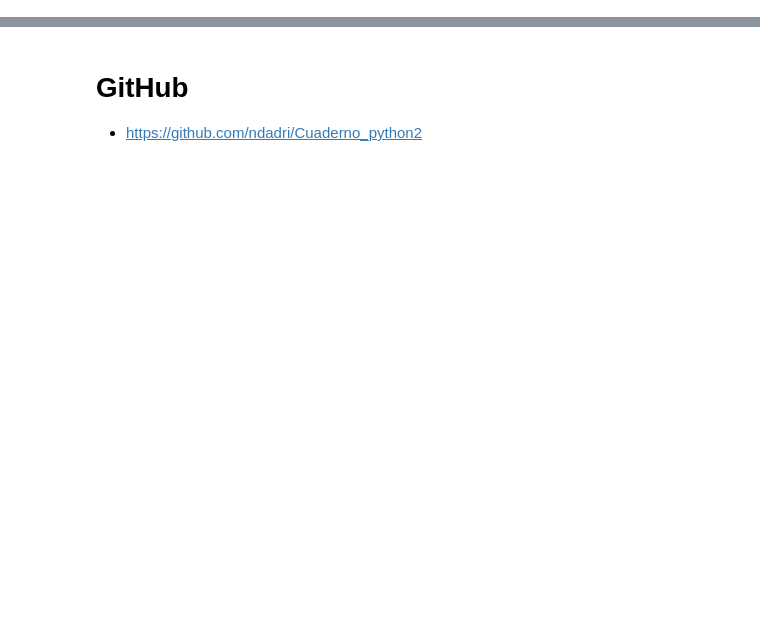
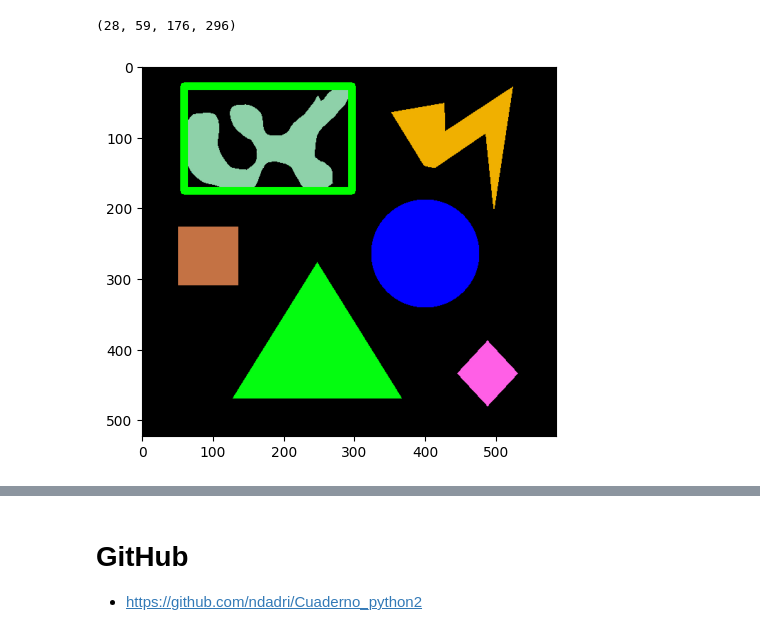
Before and after one commit to ndadri/Cuaderno_python2, a Jupyter notebook: descriptoresDeForma.ipynb, the cells around one changed output, grey strips where cells are left out. Cells and saved outputs as stored; diff of their text form; code cells hidden in the pictures; blank space fills up the shorter version.

```diff
--- a/descriptoresDeForma.ipynb
+++ b/descriptoresDeForma.ipynb
@@ -196,0 +49,17 @@ plt.show()
+# %%
+from skimage.measure import regionprops
+# https://scikit-image.org/docs/dev/api/skimage.measure.html#skimage.measure.regionprops
+
+# Después, podemos extraer la bounding box de dicho objeto
+prop = regionprops(objeto)
+bbox = prop[0].bbox
+print(bbox)
+start_point = (bbox[1], bbox[0])
+end_point = (bbox[3], bbox[2])
+window = cv2.rectangle(img.copy(), start_point, end_point, (0, 255, 0), 10)
+
+plt.imshow(window, cmap='gray')
+plt.show()
+# %% [output]
+(28, 59, 176, 296)
+[figure, added]
```
Also changed, not shown: parts of 25 cells of this notebook, 4 other files.
